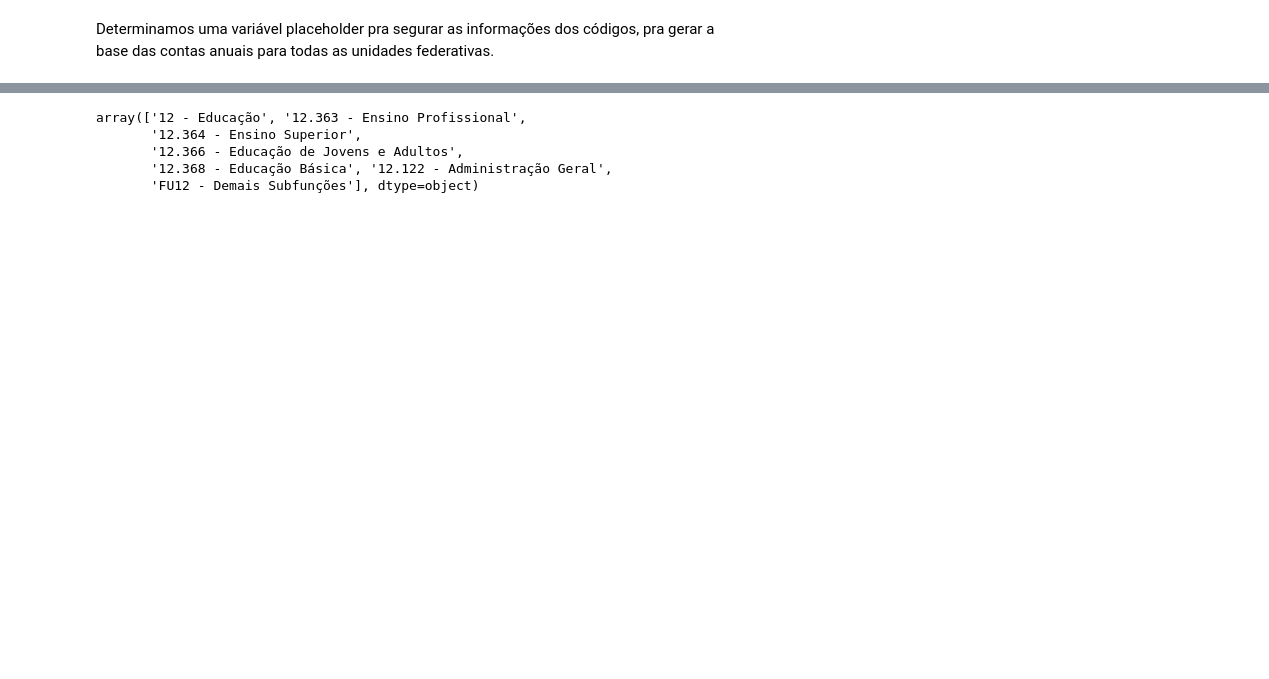
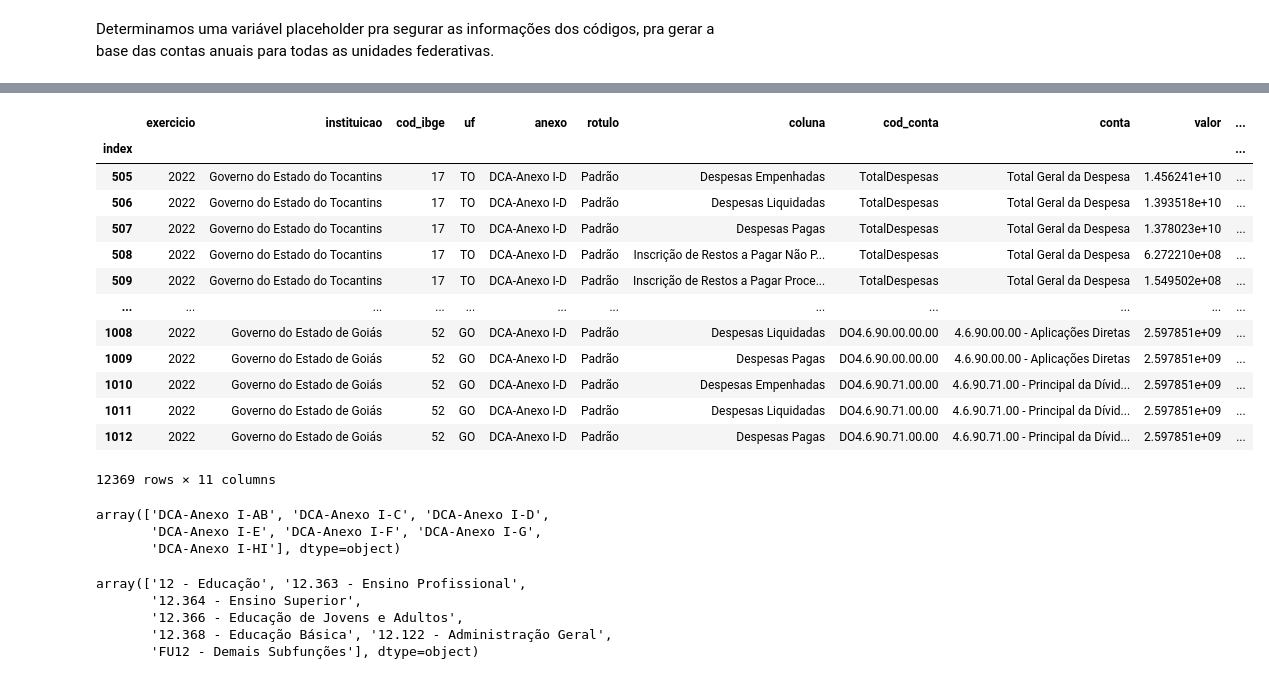
Before and after one commit to clgsantana/estudos, a Jupyter notebook: estudos.ipynb, the cells around one changed output, grey strips where cells are left out. Cells and saved outputs as stored; diff of their text form; code cells hidden in the pictures; blank space fills up the shorter version.

```diff
--- a/estudos.ipynb
+++ b/estudos.ipynb
@@ -44,3 +105,26 @@ df_teste = df_teste[(df_teste.exercicio == 2022)]
+# %%
+df_teste
+# %% [output]
+|  | exercicio | instituicao | cod_ibge | uf | anexo | rotulo | coluna | cod_conta | conta | valor | ... |
+| index |  |  |  |  |  |  |  |  |  |  | ... |
+| 505 | 2022 | Governo do Estado do Tocantins | 17 | TO | DCA-Anexo I-D | Padrão | Despesas Empenhadas | TotalDespesas | Total Geral da Despesa | 1.456241e+10 | ... |
+| 506 | 2022 | Governo do Estado do Tocantins | 17 | TO | DCA-Anexo I-D | Padrão | Despesas Liquidadas | TotalDespesas | Total Geral da Despesa | 1.393518e+10 | ... |
+| 507 | 2022 | Governo do Estado do Tocantins | 17 | TO | DCA-Anexo I-D | Padrão | Despesas Pagas | TotalDespesas | Total Geral da Despesa | 1.378023e+10 | ... |
+| 508 | 2022 | Governo do Estado do Tocantins | 17 | TO | DCA-Anexo I-D | Padrão | Inscrição de Restos a Pagar Não P... | TotalDespesas | Total Geral da Despesa | 6.272210e+08 | ... |
+| 509 | 2022 | Governo do Estado do Tocantins | 17 | TO | DCA-Anexo I-D | Padrão | Inscrição de Restos a Pagar Proce... | TotalDespesas | Total Geral da Despesa | 1.549502e+08 | ... |
+| ... | ... | ... | ... | ... | ... | ... | ... | ... | ... | ... | ... |
+| 1008 | 2022 | Governo do Estado de Goiás | 52 | GO | DCA-Anexo I-D | Padrão | Despesas Liquidadas | DO4.6.90.00.00.00 | 4.6.90.00.00 - Aplicações Diretas | 2.597851e+09 | ... |
+| 1009 | 2022 | Governo do Estado de Goiás | 52 | GO | DCA-Anexo I-D | Padrão | Despesas Pagas | DO4.6.90.00.00.00 | 4.6.90.00.00 - Aplicações Diretas | 2.597851e+09 | ... |
+| 1010 | 2022 | Governo do Estado de Goiás | 52 | GO | DCA-Anexo I-D | Padrão | Despesas Empenhadas | DO4.6.90.71.00.00 | 4.6.90.71.00 - Principal da Dívid... | 2.597851e+09 | ... |
+| 1011 | 2022 | Governo do Estado de Goiás | 52 | GO | DCA-Anexo I-D | Padrão | Despesas Liquidadas | DO4.6.90.71.00.00 | 4.6.90.71.00 - Principal da Dívid... | 2.597851e+09 | ... |
+| 1012 | 2022 | Governo do Estado de Goiás | 52 | GO | DCA-Anexo I-D | Padrão | Despesas Pagas | DO4.6.90.71.00.00 | 4.6.90.71.00 - Principal da Dívid... | 2.597851e+09 | ... |
+12369 rows × 11 columns
+# %%
+df_teste.anexo.unique()
+# %% [output]
+array(['DCA-Anexo I-AB', 'DCA-Anexo I-C', 'DCA-Anexo I-D',
+       'DCA-Anexo I-E', 'DCA-Anexo I-F', 'DCA-Anexo I-G',
+       'DCA-Anexo I-HI'], dtype=object)
 # %%
 df_teste = df_teste[(df_teste.anexo == 'DCA-Anexo I-E')]
 # %%
```
Also changed, not shown: parts of 39 cells of this notebook.
